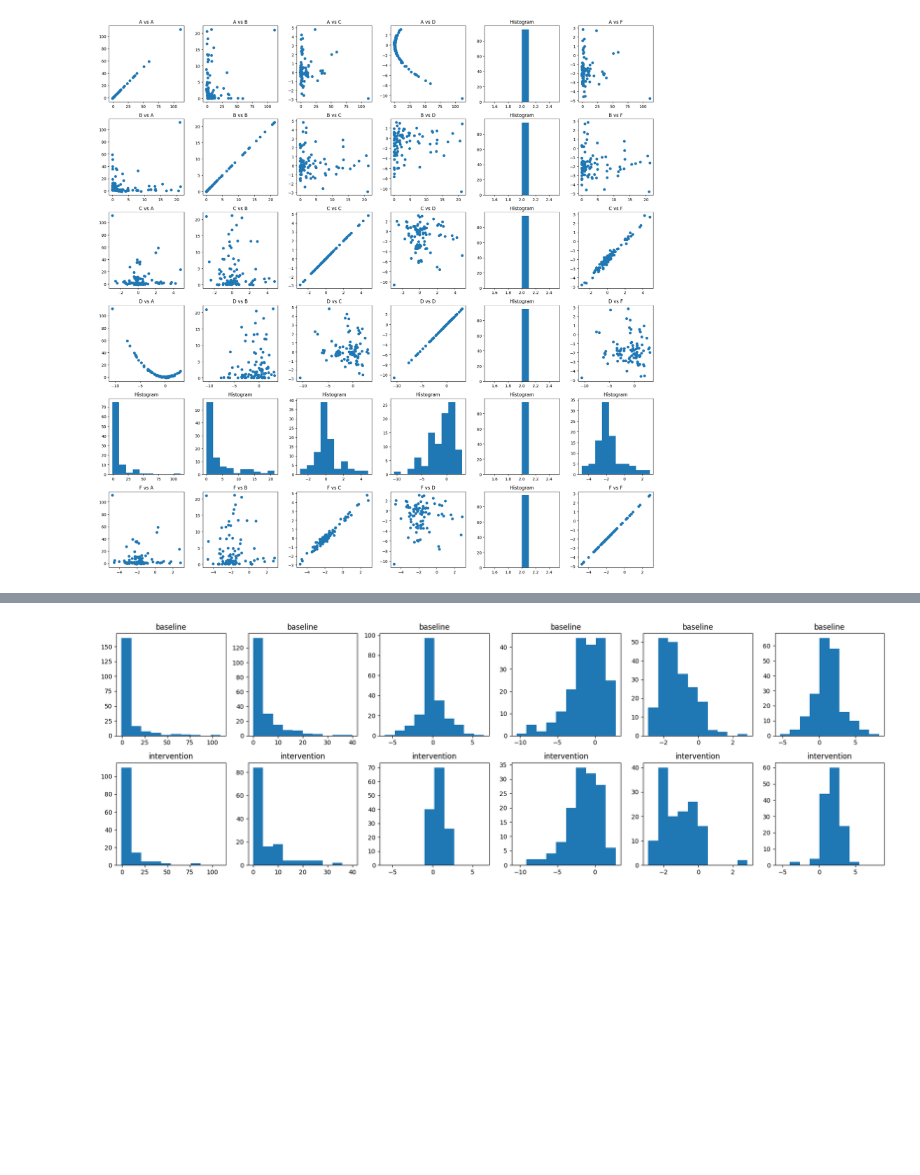
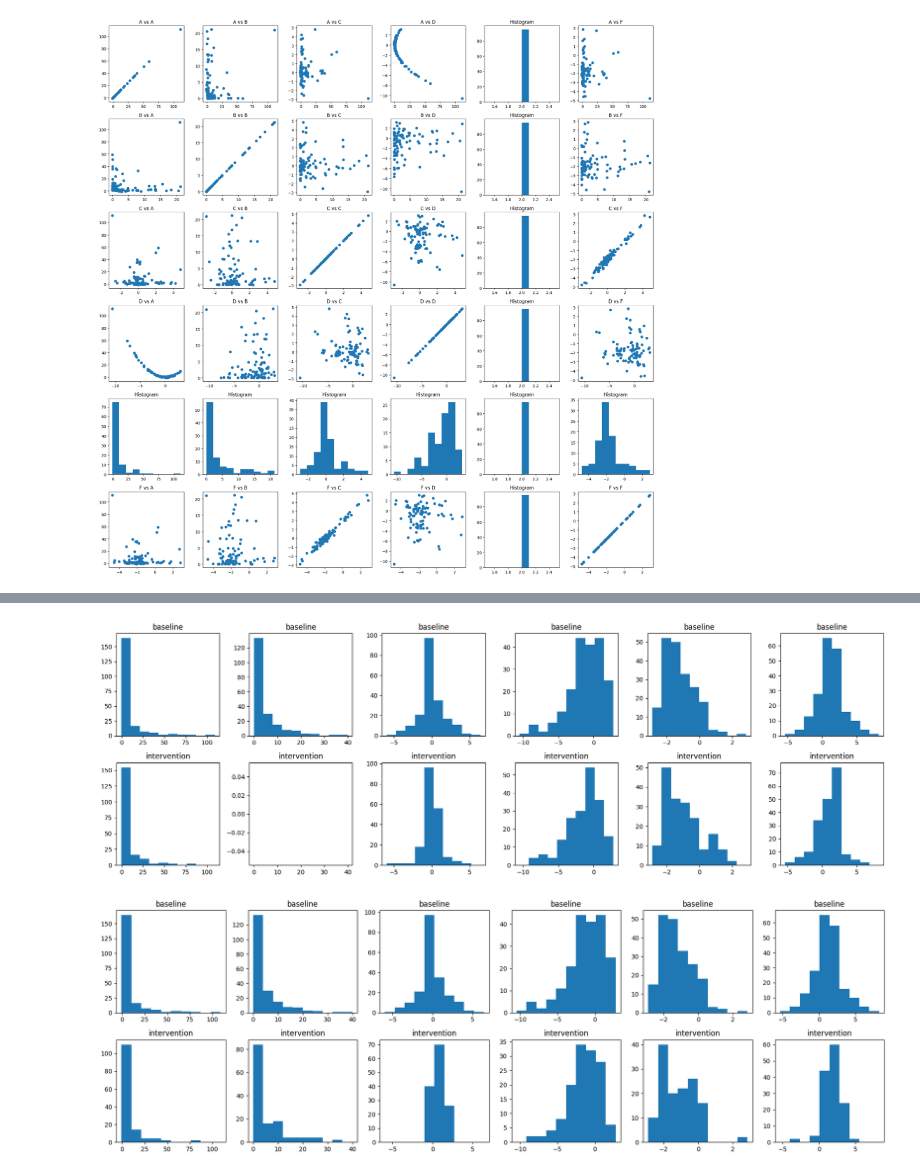
Before and after one commit to katinka314/AL_graph_project, a Jupyter notebook: scatterplots.ipynb, the cells around one changed output, grey strips where cells are left out. Cells and saved outputs as stored; diff of their text form; code cells hidden in the pictures; blank space fills up the shorter version.

```diff
--- a/scatterplots.ipynb
+++ b/scatterplots.ipynb
@@ -64,3 +71,7 @@ plot_pairwise_hist(basedata, intE2_data * -1)
+# %%
+plot_pairwise_hist(basedata, intBm2_data)
+# %% [output]
+[figure, added]
 # %%
 import numpy as np
 
```
Also changed, not shown: parts of 4 cells of this notebook.
